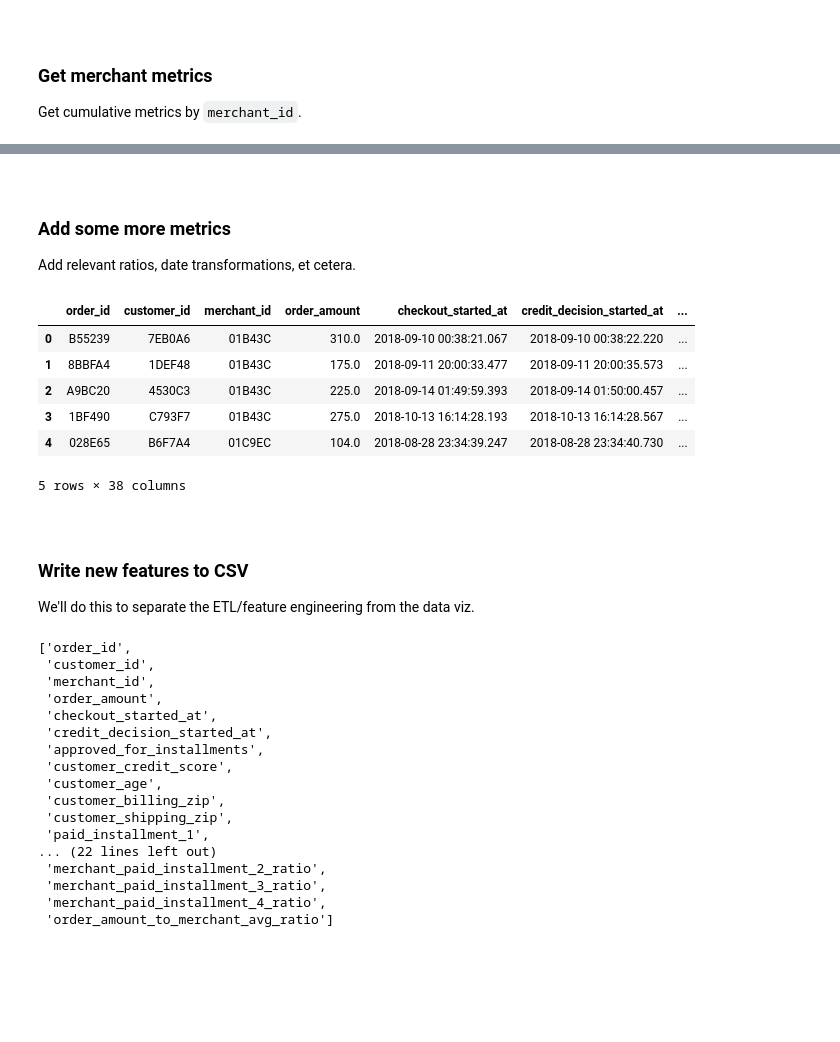
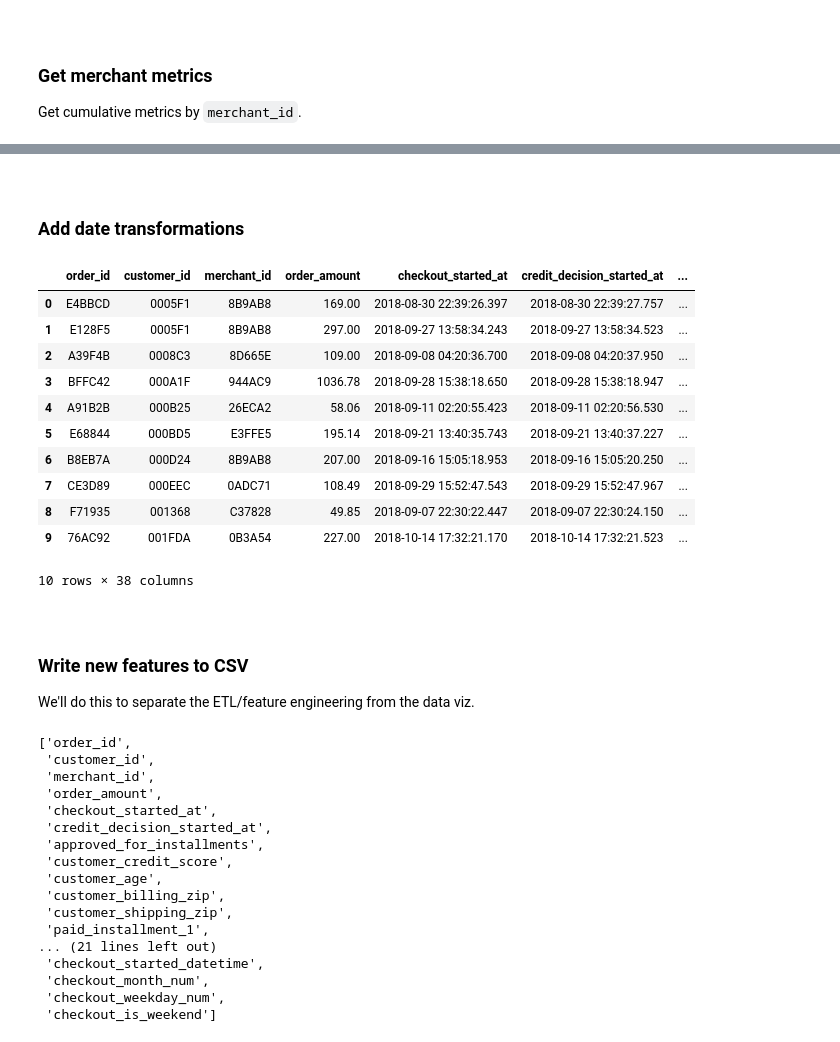
Before and after one commit to gordonsilvera/quadpay_analysis, a Jupyter notebook: notebooks/01_feature_engineering.ipynb, the cells around one changed output, grey strips where cells are left out. Saved outputs shown, nothing was run; the diff lists cells and outputs as text; code cells hidden in the pictures; blank space fills up the shorter version.

Commit message:
update data transformation, viz

```diff
--- a/notebooks/01_feature_engineering.ipynb
+++ b/notebooks/01_feature_engineering.ipynb
@@ -158,0 +178,11 @@ orders.head()
+# %%
+
+# orders['order_amount_to_customer_avg_ratio'] = orders.order_amount / orders.order_amount_cum_avg
+# orders['order_amount_to_merchant_avg_ratio'] = orders.order_amount / orders.merchant_order_amount_cum_avg
+
+
+orders['log_order_amount'] = [ np.log(row) for row in orders['order_amount'] ]
+orders['log_order_amount_cum_sum'] = [ np.log(row) for row in orders['order_amount_cum_sum'] ]
+orders['log_order_amount_cum_avg'] = [ np.log(row) for row in orders['order_amount_cum_avg'] ]
+
+orders.head()
@@ -159,23 +197,28 @@ orders.head()
 # %% [markdown]
 <br>
 
-### Add some more metrics
-Add relevant ratios, date transformations, et cetera.
+### Add date transformations
-# %%
-list(orders)
-
-# orders['order_amount_to_customer_avg_ratio'] = orders.order_amount / orders.order_amount_cum_avg
-orders['order_amount_to_merchant_avg_ratio'] = orders.order_amount / orders.merchant_order_amount_cum_avg
-
-orders.head()
-# %% [output]
-|  | order_id | customer_id | merchant_id | order_amount | checkout_started_at | credit_decision_started_at | ... |
-| 0 | B55239 | 7EB0A6 | 01B43C | 310.0 | 2018-09-10 00:38:21.067 | 2018-09-10 00:38:22.220 | ... |
-| 1 | 8BBFA4 | 1DEF48 | 01B43C | 175.0 | 2018-09-11 20:00:33.477 | 2018-09-11 20:00:35.573 | ... |
-| 2 | A9BC20 | 4530C3 | 01B43C | 225.0 | 2018-09-14 01:49:59.393 | 2018-09-14 01:50:00.457 | ... |
-| 3 | 1BF490 | C793F7 | 01B43C | 275.0 | 2018-10-13 16:14:28.193 | 2018-10-13 16:14:28.567 | ... |
-| 4 | 028E65 | B6F7A4 | 01C9EC | 104.0 | 2018-08-28 23:34:39.247 | 2018-08-28 23:34:40.730 | ... |
-5 rows × 38 columns
+# %%
+orders['checkout_started_datetime'] = [ fun.date_string_to_time(row) for row in orders['checkout_started_at'] ]
+orders['checkout_month_num'] = [ row.month for row in orders['checkout_started_datetime']]
+orders['checkout_hour_num'] = [ row.hour for row in orders['checkout_started_datetime']]
+orders['checkout_weekday_num'] = [ row.weekday() for row in orders['checkout_started_datetime']]
+orders['checkout_is_weekend'] = [ row.weekday() in [5,6] for row in orders['checkout_started_datetime']]
+
+orders.head(10)
+# %% [output]
+|  | order_id | customer_id | merchant_id | order_amount | checkout_started_at | credit_decision_started_at | ... |
+| 0 | E4BBCD | 0005F1 | 8B9AB8 | 169.00 | 2018-08-30 22:39:26.397 | 2018-08-30 22:39:27.757 | ... |
+| 1 | E128F5 | 0005F1 | 8B9AB8 | 297.00 | 2018-09-27 13:58:34.243 | 2018-09-27 13:58:34.523 | ... |
+| 2 | A39F4B | 0008C3 | 8D665E | 109.00 | 2018-09-08 04:20:36.700 | 2018-09-08 04:20:37.950 | ... |
+| 3 | BFFC42 | 000A1F | 944AC9 | 1036.78 | 2018-09-28 15:38:18.650 | 2018-09-28 15:38:18.947 | ... |
+| 4 | A91B2B | 000B25 | 26ECA2 | 58.06 | 2018-09-11 02:20:55.423 | 2018-09-11 02:20:56.530 | ... |
+| 5 | E68844 | 000BD5 | E3FFE5 | 195.14 | 2018-09-21 13:40:35.743 | 2018-09-21 13:40:37.227 | ... |
+| 6 | B8EB7A | 000D24 | 8B9AB8 | 207.00 | 2018-09-16 15:05:18.953 | 2018-09-16 15:05:20.250 | ... |
+| 7 | CE3D89 | 000EEC | 0ADC71 | 108.49 | 2018-09-29 15:52:47.543 | 2018-09-29 15:52:47.967 | ... |
+| 8 | F71935 | 001368 | C37828 | 49.85 | 2018-09-07 22:30:22.447 | 2018-09-07 22:30:24.150 | ... |
+| 9 | 76AC92 | 001FDA | 0B3A54 | 227.00 | 2018-10-14 17:32:21.170 | 2018-10-14 17:32:21.523 | ... |
+10 rows × 38 columns
 # %% [markdown]
 <br>
 
@@ -198,8 +241,8 @@ list(orders)
  'customer_billing_zip',
  'customer_shipping_zip',
  'paid_installment_1',
-... (22 lines left out)
- 'merchant_paid_installment_2_ratio',
- 'merchant_paid_installment_3_ratio',
- 'merchant_paid_installment_4_ratio',
- 'order_amount_to_merchant_avg_ratio']
+... (21 lines left out)
+ 'checkout_started_datetime',
+ 'checkout_month_num',
+ 'checkout_weekday_num',
+ 'checkout_is_weekend']
```
Also changed, not shown: parts of 9 cells of this notebook, 7 other files.
